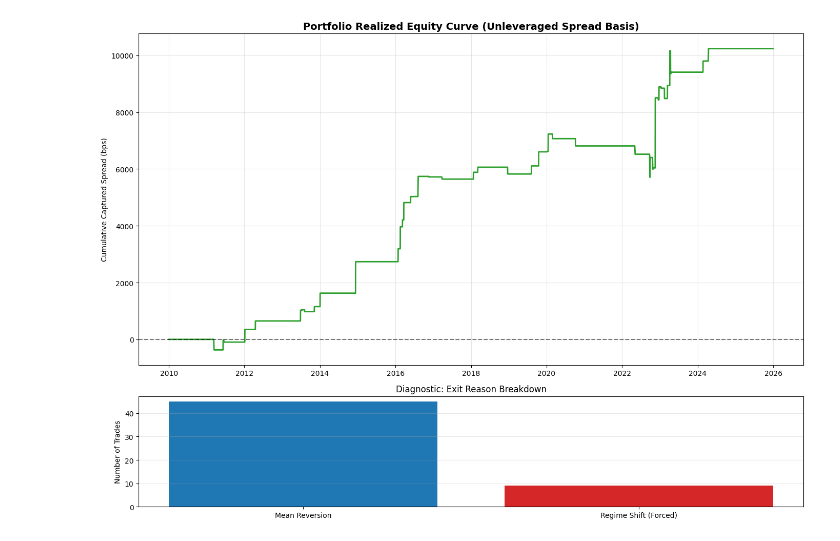
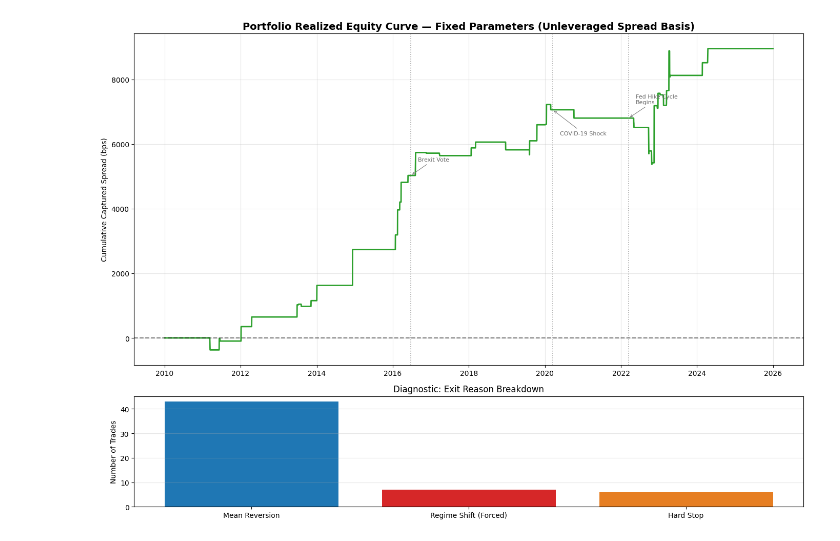
Before and after one commit to Kairav828/Cross-Country-Rates-Relative-Value-NUSInvest2526, a Jupyter notebook: NOTEBOOKS/18_fixed_parameter_backtesting.ipynb, the cells around one changed output. Cells and saved outputs as stored; diff of their text form; code cells hidden in the pictures.

Commit message:
Added hard triggers to exit trades if rolling z score goes too high based on 90th-95th percentile of MAE

```diff
--- a/NOTEBOOKS/18_fixed_parameter_backtesting.ipynb
+++ b/NOTEBOOKS/18_fixed_parameter_backtesting.ipynb
@@ -38,4 +59,11 @@ Timeline Stitched: 2010-01-01 to 2025-12-31
 # %%
+# Hard stop threshold — set independently, calibrated from the 90th–95th percentile of Max Adverse Excursion
+# on winning trades across historical ledgers (p90 MAE = 2.95, p95 MAE = 4.14). A threshold of 3.5 sits
+# between these percentiles, preserving ~90% of winning trades that temporarily blow out before recovering,
+# while cutting runaway moves before the HMM regime switch can fire (HMM detection typically lags 3–4 days).
+# This stop is intentionally fixed and kept outside any parameter optimisation grid.
+HARD_STOP_Z = 3.5
+
 def run_bps_backtest(pair_id, pairs_matrix, master_regimes, cost_bps_per_trade=5.0):
 
     kalman_path = ROOT / "results" / "spreads" / f"{pair_id}.parquet"
@@ -56,10 +84,12 @@ def run_bps_backtest(pair_id, pairs_matrix, master_regimes, cost_bps_per_trade=5
     )
 
     # Setup Signals (T+1 Shift to prevent intraday lookahead)
-    df['long_setup'] = (df['innovation_z_t'] <= -2.0).shift(1).fillna(False)
+    df['long_setup']  = (df['innovation_z_t'] <= -2.0).shift(1).fillna(False)
     df['short_setup'] = (df['innovation_z_t'] >= 2.0).shift(1).fillna(False)
-    df['exit_setup'] = (df['innovation_z_t'].abs() <= 0.5).shift(1).fillna(False)
+    df['exit_setup']  = (df['innovation_z_t'].abs() <= 0.5).shift(1).fillna(False)
     df['forced_exit'] = (~df['regime_allowed']).shift(1).fillna(False)
+    # Hard stop: independent risk circuit breaker — fires when z-score exceeds HARD_STOP_Z regardless of signal state
+    df['hard_stop']   = (df['innovation_z_t'].abs() >= HARD_STOP_Z).shift(1).fillna(False)
 
     # Trade Ledger
     trade_log = []
@@ -67,10 +97,11 @@ def run_bps_backtest(pair_id, pairs_matrix, master_regimes, cost_bps_per_trade=5
     entry_date, entry_price = None, 0
 
     for date, row in df.iterrows():
-        # Exit Logic
+        # Exit Logic (hard stop checked first — highest priority)
         if current_pos != 0:
             exit_reason = None
-            if row['exit_setup']: exit_reason = 'Mean Reversion'
+            if row['hard_stop']:   exit_reason = 'Hard Stop'
+            elif row['exit_setup']: exit_reason = 'Mean Reversion'
             elif row['forced_exit']: exit_reason = 'Regime Shift (Forced)'
 
             if exit_reason:
@@ -183,29 +215,44 @@ Saved master ledger to: C:\Users\kiefe\OneDrive\Documents\GitHub\Cross-Country-R
 # %%
 # Aggregate PnL based on when the trade closed
 pnl_timeline = master_ledger.groupby('Exit Date')['Net PnL (bps)'].sum().reset_index()
 pnl_timeline = pnl_timeline.set_index('Exit Date').sort_index()
 
 full_idx = pd.date_range(start='2010-01-01', end='2025-12-31', freq='B')
 pnl_timeline = pnl_timeline.reindex(full_idx).fillna(0)
 pnl_timeline['Cumulative PnL (bps)'] = pnl_timeline['Net PnL (bps)'].cumsum()
 
 fig, (ax1, ax2) = plt.subplots(2, 1, figsize=(14, 10), gridspec_kw={'height_ratios': [3, 1]})
 
 # Cumulative Bps Curve
 ax1.plot(pnl_timeline.index, pnl_timeline['Cumulative PnL (bps)'], color='#2ca02c', linewidth=2)
-ax1.set_title("Portfolio Realized Equity Curve (Unleveraged Spread Basis)", fontsize=14, fontweight='bold')
+ax1.set_title("Portfolio Realized Equity Curve — Fixed Parameters (Unleveraged Spread Basis)", fontsize=14, fontweight='bold')
 ax1.set_ylabel("Cumulative Captured Spread (bps)")
 ax1.grid(True, alpha=0.3)
 ax1.axhline(0, color='black', linestyle='--', alpha=0.5)
 
+# Macro event annotations
+macro_events = {
+    '2016-06-23': ('Brexit Vote',        'top'),
+    '2020-03-16': ('COVID-19 Shock',     'bottom'),
+    '2022-03-16': ('Fed Hike Cycle\nBegins', 'top'),
+}
+for date_str, (label, va) in macro_events.items():
+    dt = pd.Timestamp(date_str)
+    y_val = pnl_timeline.loc[pnl_timeline.index >= dt, 'Cumulative PnL (bps)'].iloc[0] if dt in pnl_timeline.index or (pnl_timeline.index >= dt).any() else 0
+    ax1.axvline(dt, color='grey', linestyle=':', linewidth=1.2, alpha=0.7)
+    ax1.annotate(label, xy=(dt, y_val),
+                 xytext=(10, 20 if va == 'top' else -35), textcoords='offset points',
+                 fontsize=8, color='dimgrey',
+                 arrowprops=dict(arrowstyle='->', color='grey', lw=0.8))
+
 # Trade Exits Diagnostics
 exit_counts = master_ledger['Exit Reason'].value_counts()
-ax2.bar(exit_counts.index, exit_counts.values, color=['#1f77b4', '#d62728'])
+ax2.bar(exit_counts.index, exit_counts.values, color=['#1f77b4', '#d62728', '#e67e22', '#7f7f7f'])
 ax2.set_title("Diagnostic: Exit Reason Breakdown", fontsize=12)
 ax2.set_ylabel("Number of Trades")
 ax2.grid(True, alpha=0.3, axis='y')
 
 plt.tight_layout()
 plt.show()
 # %% [output]
-[figure, old version]
+[figure, new version]
```
Also changed, not shown: parts of 7 cells of this notebook, 6 other files.
